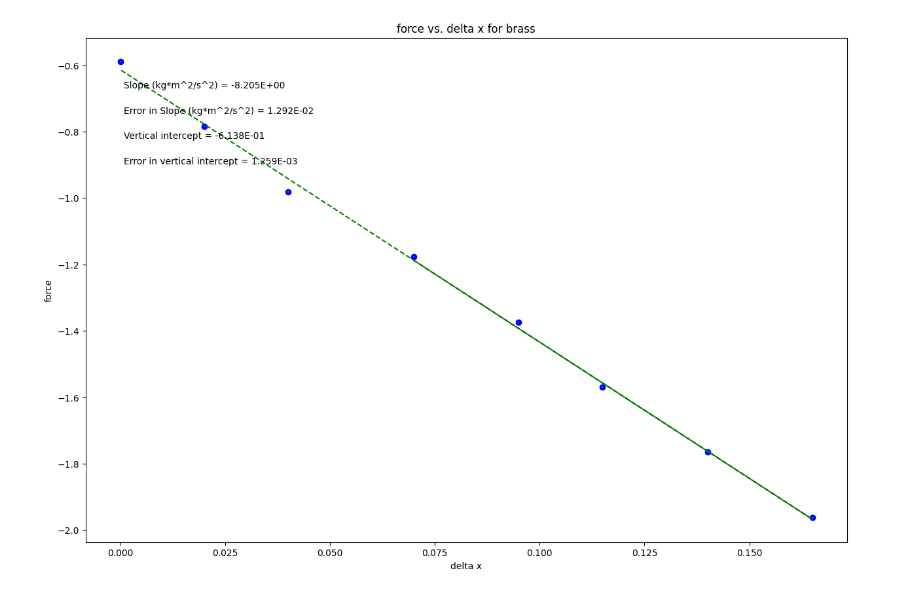
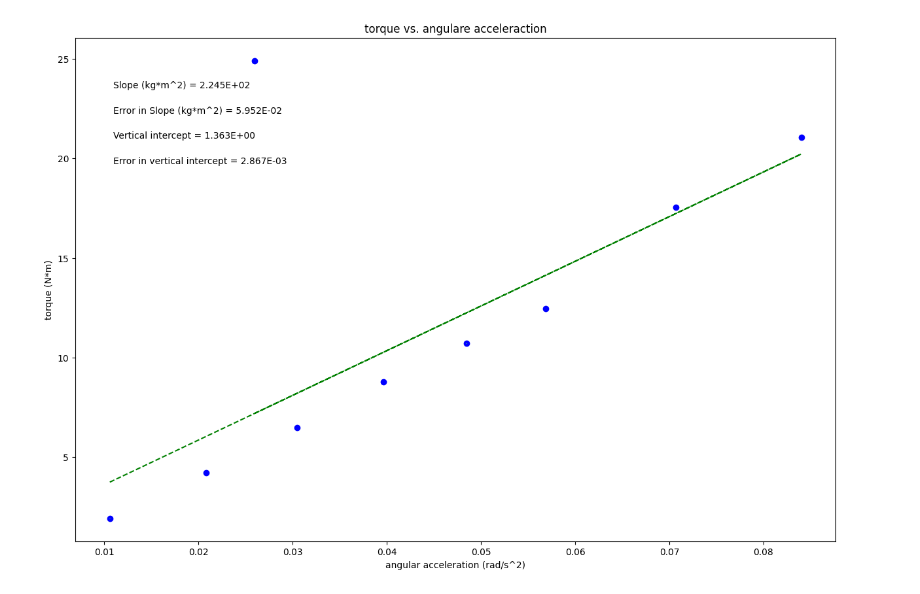
Before and after one commit to Canyonsmith-shope/physics, a Jupyter notebook: PHSXlab_plotting_template.ipynb, the cells around one changed output. Drawn from its saved outputs; the diff is of its cells as text; code cells hidden in the pictures.

```diff
--- a/PHSXlab_plotting_template.ipynb
+++ b/PHSXlab_plotting_template.ipynb
@@ -19,28 +19,28 @@ import matplotlib.pyplot as plt
 #variable names should start with a letter and must contain only letters, numbers, and underscores
 
 
-deltax = np.array([.07,.095,.115,.14,.165,.04,.02,0])
+torque = np.array([.0106,.0208,.0305,.03967,.04847,.0569,.0707,.0840,.0260])
 
-force = np.array([-1.1772,-1.3734,-1.5696,-1.7658,-1.962,-.981,-.7848,-.5886])
+angular = np.array([1.930,4.211,6.491,8.772,10.702,12.456,17.544,21.053,24.912])
 
-Sforce = np.array([.002,.002,.002,.002,.002,.002,.002,.002])
+Storque = np.array([.005,.004,.004,.004,.004,.004,.004,.004,.003])
 
 
 
 #Re-assign variables as x, y, dy so that the remaining plotting code may remain generic
 #UPDATE VARIABLE NAMES (ON RHS OF EACH EQUAL SIGN) TO MATCH VARIABLE NAMES FOR DATA ABOVE
 
-x = deltax            #this should be the array you want to plot on the x axis
-y = force            #this should be the array you want to plot on the y axis
-dy = Sforce       #this should be your error in y array
+x = torque             #this should be the array you want to plot on the x axis
+y = angular             #this should be the array you want to plot on the y axis
+dy = Storque        #this should be your error in y array
 
 
 #UPDATE EACH OF THESE 4 STRINGS FOR YOUR PLOT LABELS AS YOU WANT THEM TO APPEAR
 
-plot_title= 'force vs. delta x for brass'
-x_label= 'delta x'
-y_label= 'force'
-slope_units= 'kg*m^2/s^2'
+plot_title= 'torque vs. angulare acceleraction'
+x_label= 'angular acceleration (rad/s^2)'
+y_label= 'torque (N*m)'
+slope_units= 'kg*m^2'
 
 #UPDATE ANNOTATION PLACEMENT SO IT'S OUT OF WAY OF PLOTTED DATA AND BEST FIT LINE
 #integer from 1 to 4, top R corner is 1 (counter-clockwise from there)
@@ -92,31 +92,31 @@ elif annotation_placement==3 or annotation_placement==4:
 #Don't need to change anything in this section!
 
 #Plot data on graph. Plot error bars and place values for slope,
 #error in slope, and vertical intercept (plus error) on the plot using "annotate"
 
 plt.figure(figsize=(15,10))
 
 plt.plot(x, fit, color='green', linestyle='--')
 plt.scatter(x, y, color='blue', marker='o')
 
 plt.xlabel(x_label)
 plt.ylabel(y_label)
 plt.title(plot_title)
 
 plt.errorbar(x, y, yerr=dy, xerr=None, fmt="none") #don't need to plot x error bars
 
 plt.annotate('Slope ({}) = {value:.{digits}E}'.format(slope_units,value=m, digits=3),
              (xpos, ypos[0]), xycoords='axes fraction')
 
 plt.annotate('Error in Slope ({}) = {value:.{digits}E}'.format(slope_units,value=dm, digits=3),
              (xpos, ypos[1]), xycoords='axes fraction')
 
 plt.annotate('Vertical intercept = {value:.{digits}E}'.format(value=b, digits=3),
              (xpos, ypos[2]), xycoords='axes fraction')
 
 plt.annotate('Error in vertical intercept = {value:.{digits}E}'.format(value=db, digits=3),
              (xpos, ypos[3]), xycoords='axes fraction')
 
 plt.show()
 # %% [output]
-[figure, old version]
+[figure, new version]
```
